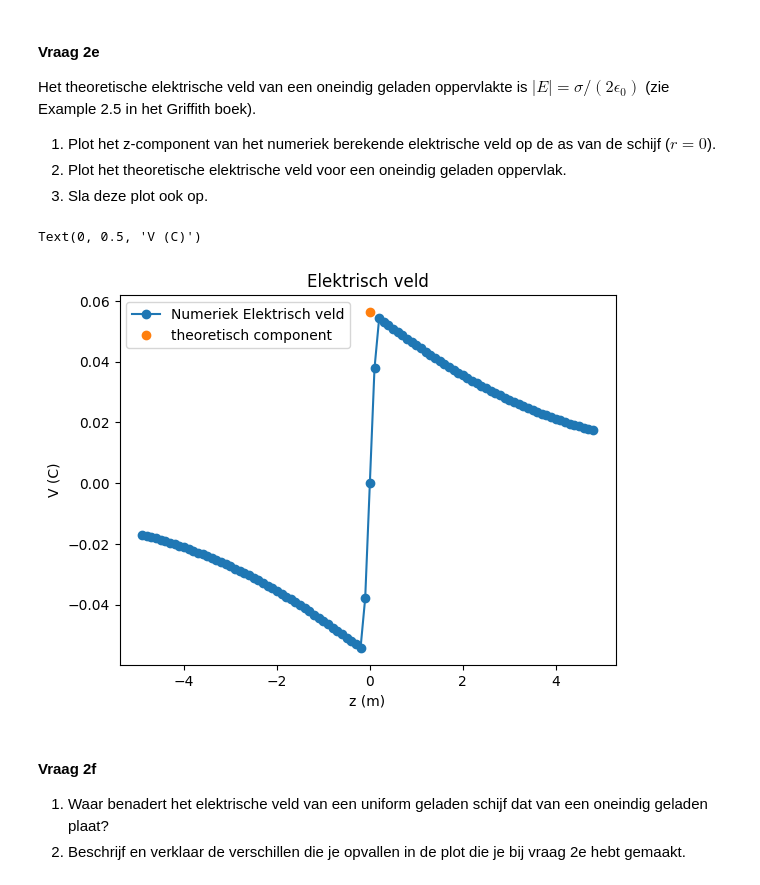
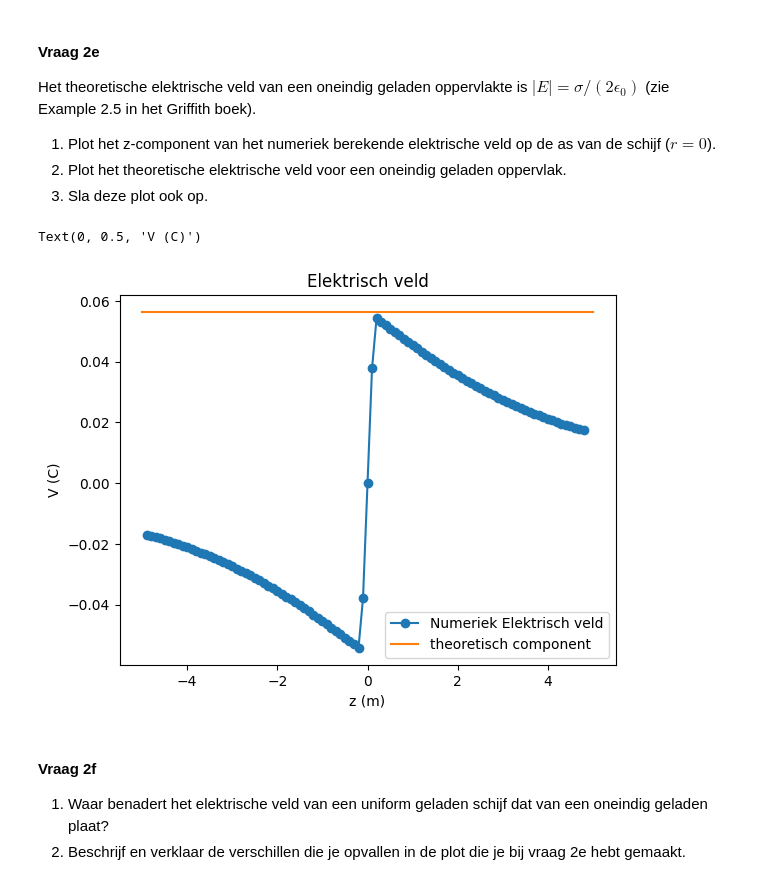
Before and after one commit to rstaasTUD/opdrachten-DEF-D-R-Staas, a Jupyter notebook: DigitaleOntwerpopdrachten/1CondensatorOpdracht/CondensatorOntwerpopdracht.ipynb, the cells around one changed output. Cells and saved outputs as stored; diff of their text form; code cells hidden in the pictures.

```diff
--- a/DigitaleOntwerpopdrachten/1CondensatorOpdracht/CondensatorOntwerpopdracht.ipynb
+++ b/DigitaleOntwerpopdrachten/1CondensatorOpdracht/CondensatorOntwerpopdracht.ipynb
@@ -270,15 +270,15 @@ Het theoretische elektrische veld van een oneindig geladen oppervlakte is $|E| =
 # %%
 
 plt.figure()
 plt.title(f"Elektrisch veld")
 plt.plot(z_for_E, Ez[:,0], "o-", label="Numeriek Elektrisch veld")
-plt.plot(0, sigma/(2*epsilon0), "o", label="theoretisch component")
+plt.plot(np.linspace(-5,5,50), sigma/(2*epsilon0)*np.ones(50), label="theoretisch component")
 plt.legend()
 plt.xlabel("z (m)")
 plt.ylabel("V (C)")
 # %% [output]
 Text(0, 0.5, 'V (C)')
-[figure, old version]
+[figure, new version]
 # %% [markdown]
 #### Vraag 2f
 1. Waar benadert het elektrische veld van een uniform geladen schijf dat van een oneindig geladen plaat?
```
Also changed, not shown: parts of 22 cells of this notebook.
